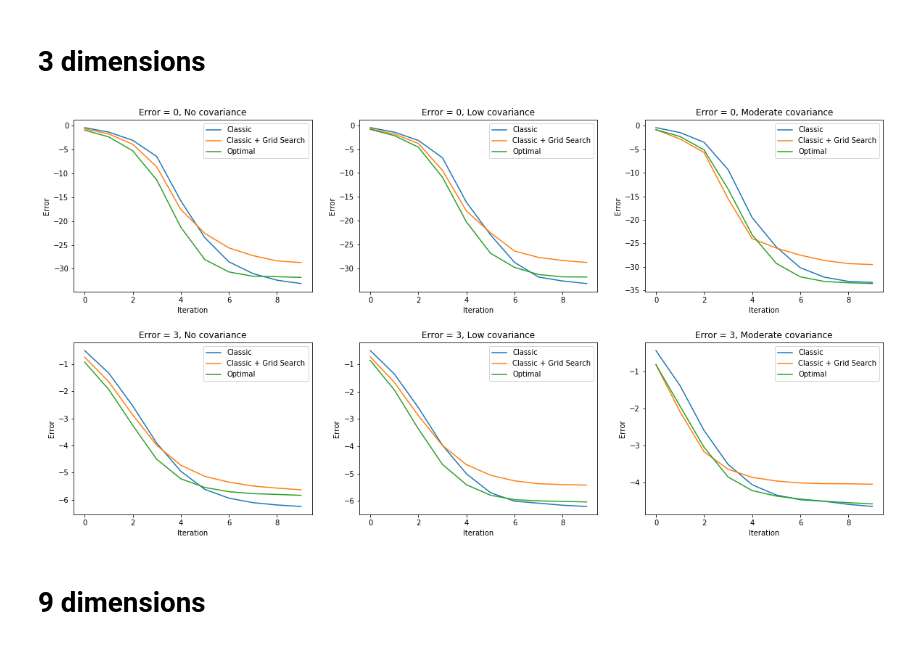
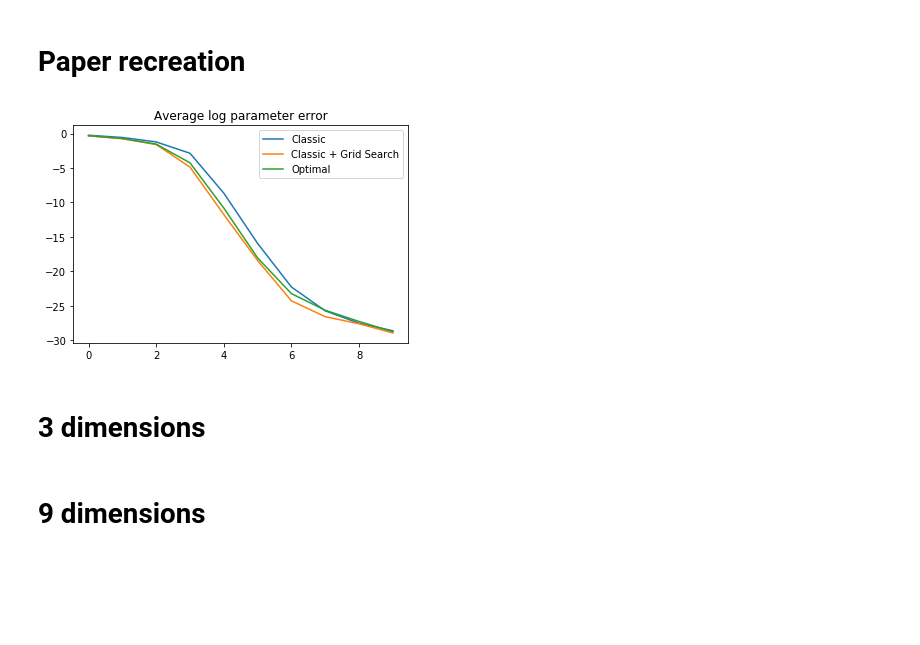
Before and after one commit to ahopen/math-tools-final-project, a Jupyter notebook: experiments_notebook.ipynb, the cells around one changed output. Drawn from its saved outputs; the diff is of its cells as text; code cells hidden in the pictures; blank space fills up the shorter version.

Commit message:
Paper recreation

```diff
--- a/experiments_notebook.ipynb
+++ b/experiments_notebook.ipynb
@@ -25,6 +25,16 @@ def plot_grid_for_dim(n_trips, errors, creat_func, n_sims, normalize, n_dim, mea
             plt.xlabel('Iteration')
             plt.ylabel('Error')
     plt.subplots_adjust(hspace=0.3)
+# %% [markdown]
+# Paper recreation
+# %%
+nd = 10
+cov_mat = np.eye(nd)
+simulate_fits(n_trips = 300, error_size = 0, creation_func = create_nd_data, n_sims = 200,
+              do_normalize = True,
+              n_dim = nd, mean = np.zeros(nd), cov = cov_mat)
+# %% [output]
+[figure, added]
 # %% [markdown]
 # 3 dimensions
 # %%
@@ -33,23 +43,23 @@ nd = 3
 covs = [np.eye(nd)]
 
 mean_cov = np.inf
-while mean_cov > 0.4:
+while mean_cov > 0.2:
     cov_mat = generate_cov_mat(3,3)
-    mean_cov = np.mean(np.abs(cov_mat))
+    #sum elements of upper triangle, subtract out diagonal (all ones, so nd total), divide by
+    #number of elements in the upper triangle
+    mean_cov = (np.sum(np.abs(np.triu(cov_mat))) - nd) / ((nd**2 - nd) / 2)
 covs.append(cov_mat)
 
 mean_cov = 0
 while mean_cov < 0.55 or mean_cov > 0.7:
-    cov_mat = generate_cov_mat(3,2)
-    mean_cov = np.mean(np.abs(cov_mat))
+    cov_mat = generate_cov_mat(3,1)
+    mean_cov = (np.sum(np.abs(np.triu(cov_mat))) - nd) / ((nd**2 - nd) / 2)
 covs.append(cov_mat)
 
 means = [np.zeros(nd) for _ in range(len(covs))]
 errors = [0, 3]
 
-plot_grid_for_dim(10000, errors, create_nd_data, 100, True, nd, means, covs)
+plot_grid_for_dim(10000, errors, create_nd_data, 200, True, nd, means, covs)
-# %% [output]
-[figure, removed]
 # %% [markdown]
 # 9 dimensions
 # %%
```
Also changed, not shown: parts of 20 cells of this notebook, 1 other file.
